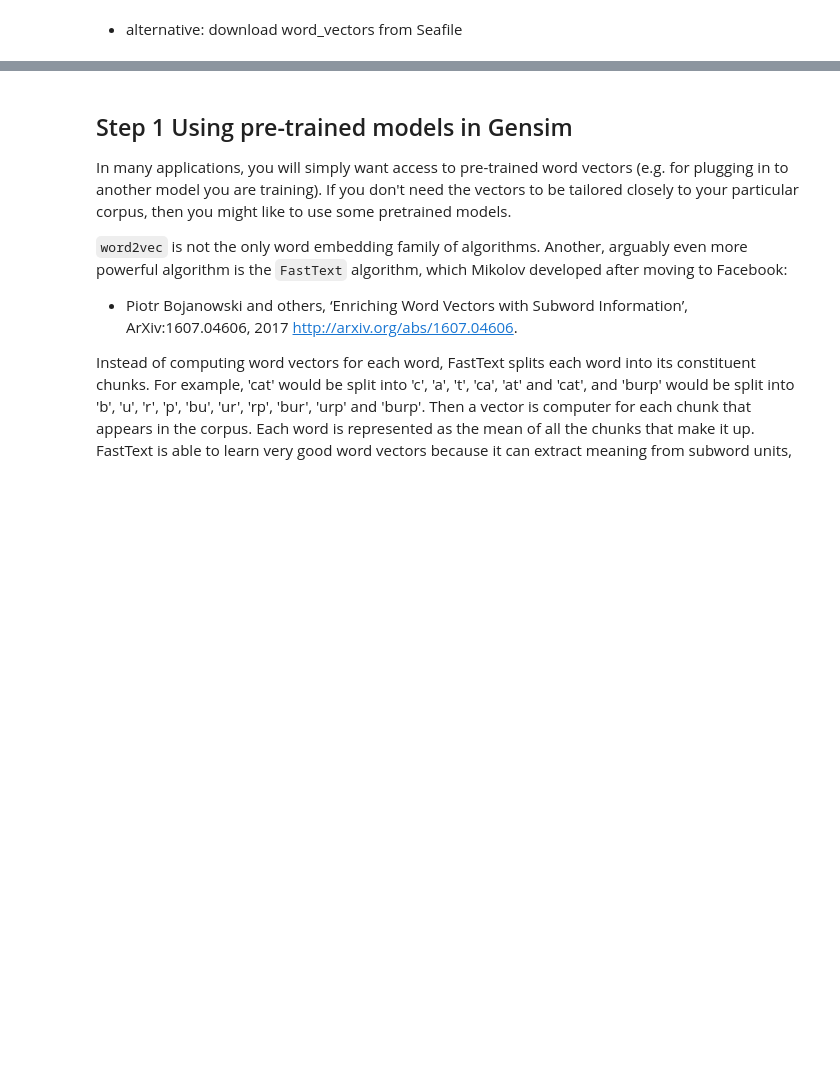
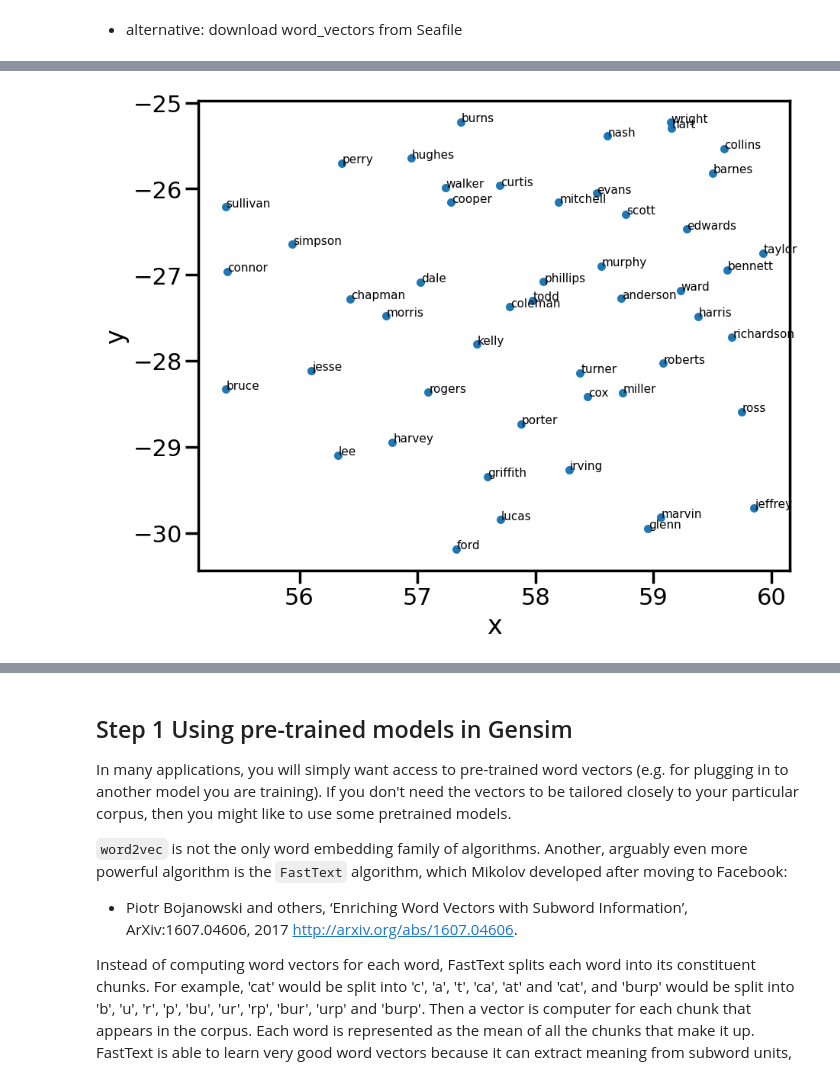
Before and after one commit to bogdanbabych/experiments_NLTK, a Jupyter notebook: part2_word_embeddings_v11_HIS_2026.ipynb, the cells around one changed output, grey strips where cells are left out. Saved outputs shown, nothing was run; the diff lists cells and outputs as text; code cells hidden in the pictures; blank space fills up the shorter version.

```diff
--- a/part2_word_embeddings_v11_HIS_2026.ipynb
+++ b/part2_word_embeddings_v11_HIS_2026.ipynb
@@ -56,0 +251,4 @@ word_vectors = KeyedVectors.load("word2vec.wordvectors")
+# %%
+plot_region(x_bounds=(55.2, 60.0), y_bounds=(-30.25, -25))
+# %% [output]
+[figure, added]
```
Also changed, not shown: parts of 103 cells of this notebook.
